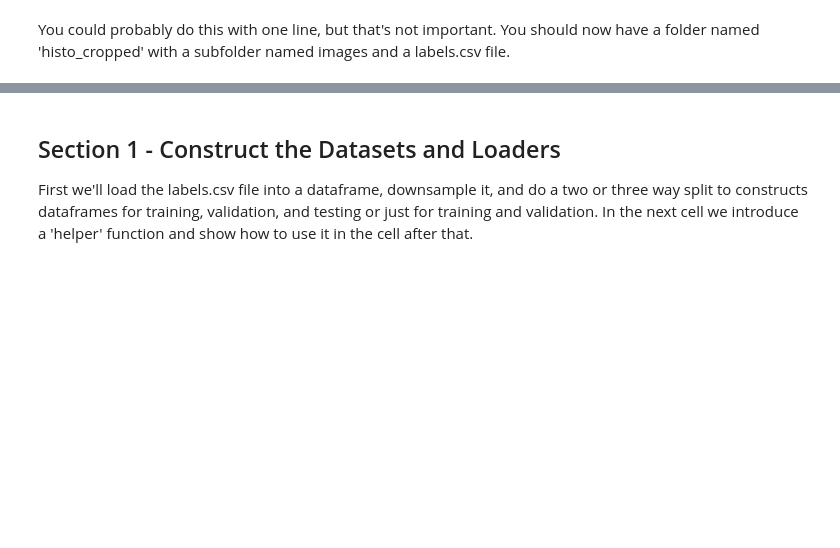
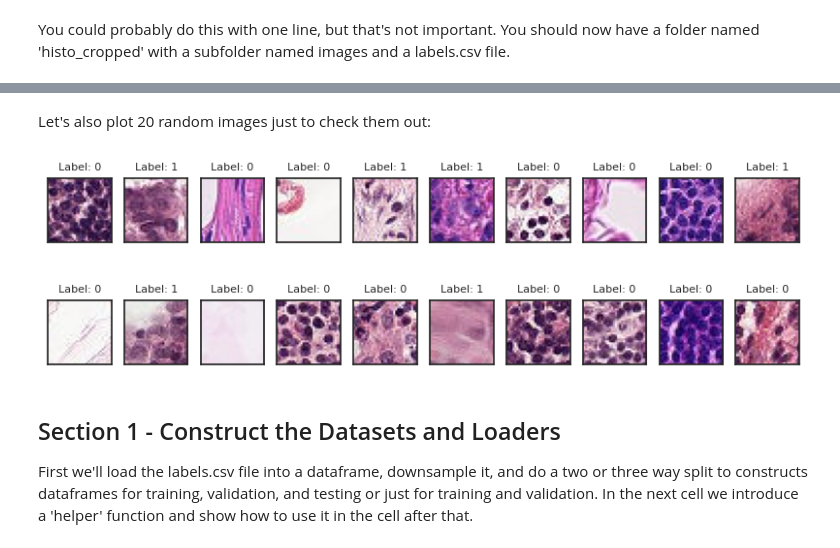
Before and after one commit to DataScienceUWL/MTH480_Deep_Learning, a Jupyter notebook: Week_11/Day 21/Solutions - Project Part 1 - Cancer_Detect.ipynb, the cells around one changed output, grey strips where cells are left out. Saved outputs shown, nothing was run; the diff lists cells and outputs as text; code cells hidden in the pictures; blank space fills up the shorter version.

```diff
--- a/Week_11/Day 21/Solutions - Project Part 1 - Cancer_Detect.ipynb
+++ b/Week_11/Day 21/Solutions - Project Part 1 - Cancer_Detect.ipynb
@@ -48,3 +82,28 @@ You could probably do this with one line, but that's not important.  You should
+# %% [markdown]
+Let's also plot 20 random images just to check them out:
+# %%
+images_path = 'histo_cropped/images/'
+
+sns.set_theme(style="white", palette="pastel")
+
+# Setting seed for reproducibility
+np.random.seed(0)
+
+# Choose 20 random rows from cancer_labels
+sample_cases = labels.sample(20)
+
+# Create a figure with 20 subplots
+fig = plt.figure(figsize=(10, 3))
+for idx in range(20):
+    ax = fig.add_subplot(2, 20//2, idx+1, xticks=[], yticks=[])
+    im = Image.open(images_path + sample_cases.iloc[idx]['id'] + '.tif')
+    plt.imshow(im)
+    lab = sample_cases.iloc[idx]['label']
+    ax.set_title(f'Label: {lab}', fontsize = 8)
+
+plt.show()
+# %% [output]
+[figure, added]
 # %% [markdown]
 ## Section 1 - Construct the Datasets and Loaders
 
```
Also changed, not shown: parts of 7 cells of this notebook, 3 other files.
